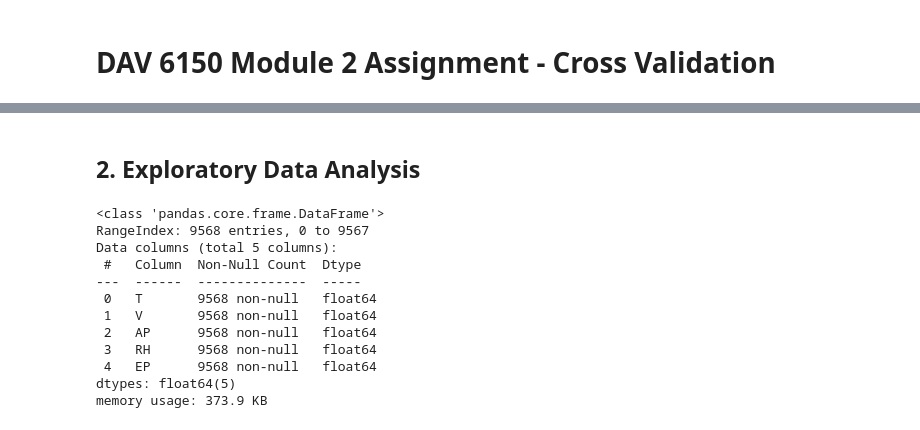
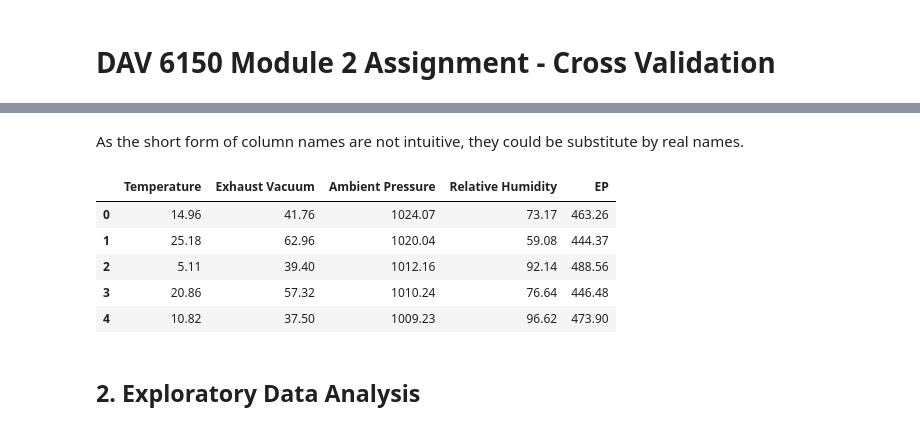
Before and after one commit to MaggieHateProgramming/DAV-6150, a Jupyter notebook: K_Chen_M2_assn.ipynb, the cells around one changed output, grey strips where cells are left out. Saved outputs shown, nothing was run; the diff lists cells and outputs as text; code cells hidden in the pictures.

```diff
--- a/K_Chen_M2_assn.ipynb
+++ b/K_Chen_M2_assn.ipynb
@@ -21,18 +29,15 @@ df.head()
+# %% [markdown]
+As the short form of column names are not intuitive, they could be substitute by real names.
+# %%
+# change column names based on data set information, keep 'EP'.
+df.columns = ['Temperature','Exhaust Vacuum','Ambient Pressure','Relative Humidity','EP']
+df.head()
+# %% [output]
+|  | Temperature | Exhaust Vacuum | Ambient Pressure | Relative Humidity | EP |
+| 0 | 14.96 | 41.76 | 1024.07 | 73.17 | 463.26 |
+| 1 | 25.18 | 62.96 | 1020.04 | 59.08 | 444.37 |
+| 2 | 5.11 | 39.40 | 1012.16 | 92.14 | 488.56 |
+| 3 | 20.86 | 57.32 | 1010.24 | 76.64 | 446.48 |
+| 4 | 10.82 | 37.50 | 1009.23 | 96.62 | 473.90 |
 # %% [markdown]
 ## 2. Exploratory Data Analysis
-# %%
-#
-df.info()
-# %% [output]
-<class 'pandas.core.frame.DataFrame'>
-RangeIndex: 9568 entries, 0 to 9567
-Data columns (total 5 columns):
- #   Column  Non-Null Count  Dtype
----  ------  --------------  -----
- 0   T       9568 non-null   float64
- 1   V       9568 non-null   float64
- 2   AP      9568 non-null   float64
- 3   RH      9568 non-null   float64
- 4   EP      9568 non-null   float64
-dtypes: float64(5)
-memory usage: 373.9 KB
```
Also changed, not shown: parts of 34 cells of this notebook.
